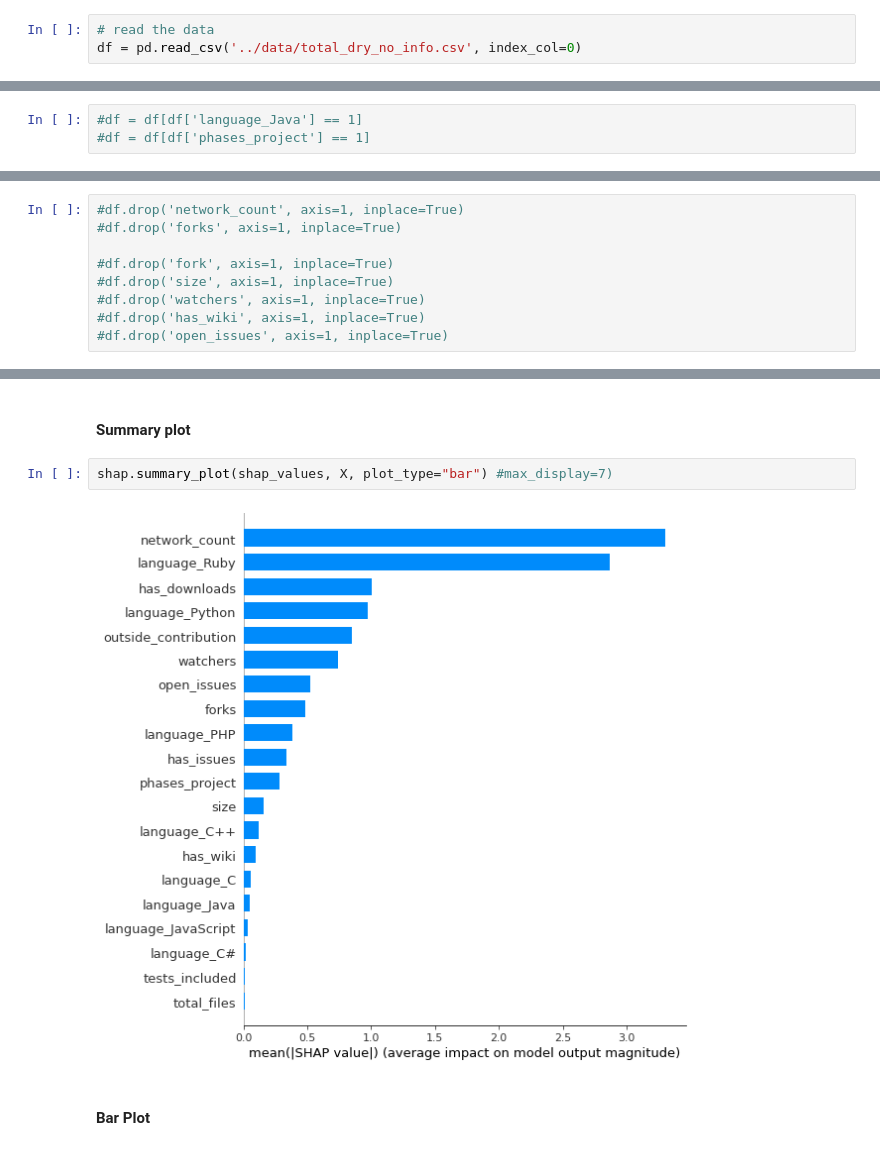
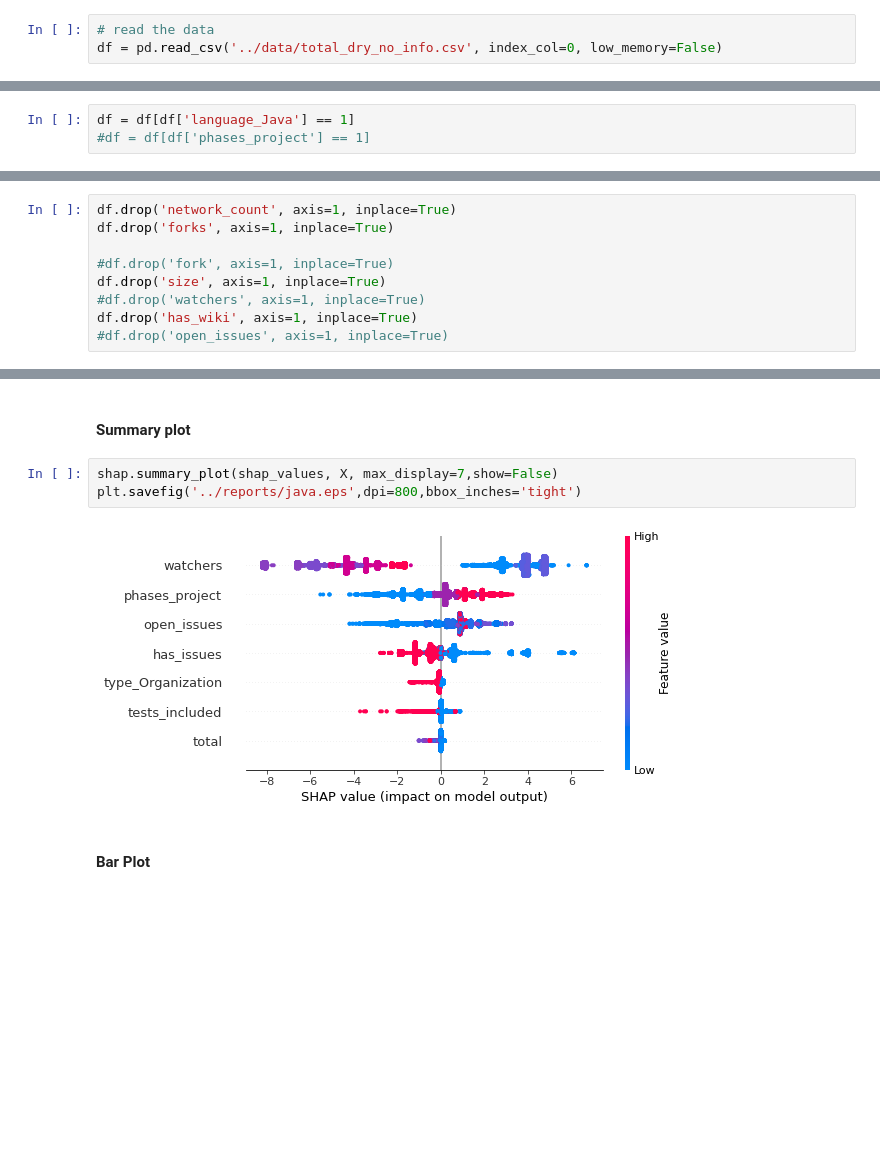
Before and after one commit to gesteves91/software-engineering-ml, a Jupyter notebook: notebooks/07-shap.ipynb, the cells around one changed output, grey strips where cells are left out. Saved outputs shown, nothing was run; the diff lists cells and outputs as text; blank space fills up the shorter version.

```diff
--- a/notebooks/07-shap.ipynb
+++ b/notebooks/07-shap.ipynb
@@ -17,7 +21,7 @@ shap.initjs()
 #### Read the data
 # %%
 # read the data
-df = pd.read_csv('../data/total_dry_no_info.csv', index_col=0)
+df = pd.read_csv('../data/total_dry_no_info.csv', index_col=0, low_memory=False)
 # %% [markdown]
 #### Normalize the dataset
 # %%
@@ -34,7 +38,7 @@ df.shape
 # %% [output]
 (601076, 47)
 # %%
-#df = df[df['language_Java'] == 1]
+df = df[df['language_Java'] == 1]
 #df = df[df['phases_project'] == 1]
 # %%
 # C - normal (amortization)
@@ -44,13 +48,13 @@ df.shape
 # PHP - normal probably
 # Scala - has wiki, fork
 # %%
-#df.drop('network_count', axis=1, inplace=True)
-#df.drop('forks', axis=1, inplace=True)
+df.drop('network_count', axis=1, inplace=True)
+df.drop('forks', axis=1, inplace=True)
 
 #df.drop('fork', axis=1, inplace=True)
-#df.drop('size', axis=1, inplace=True)
+df.drop('size', axis=1, inplace=True)
 #df.drop('watchers', axis=1, inplace=True)
-#df.drop('has_wiki', axis=1, inplace=True)
+df.drop('has_wiki', axis=1, inplace=True)
 #df.drop('open_issues', axis=1, inplace=True)
 # %%
 # dropping the columns that we do not need
@@ -111,9 +101,10 @@ Index(['comment_count', 'total_deletions', 'total_additions', 'total',
 # %% [markdown]
 #### Summary plot
 # %%
-shap.summary_plot(shap_values, X, plot_type="bar") #max_display=7)
+shap.summary_plot(shap_values, X, max_display=7,show=False)
+plt.savefig('../reports/java.eps',dpi=800,bbox_inches='tight')
 # %% [output]
-[figure, old version]
+[figure, new version]
 # %% [markdown]
 #### Bar Plot
 # %%
```
Also changed, not shown: parts of 3 cells of this notebook, 2 other files.
